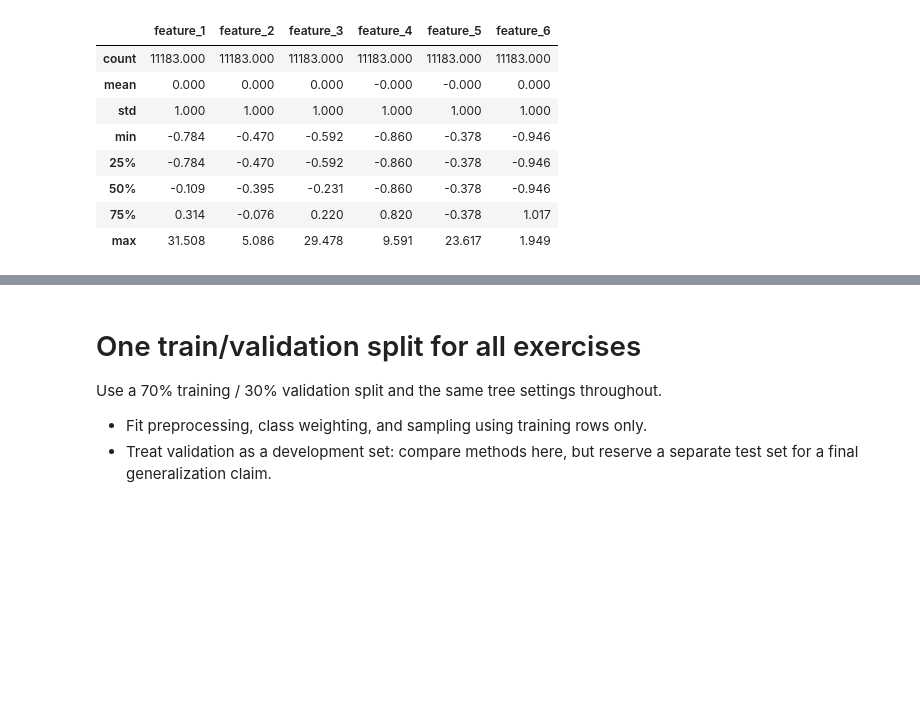
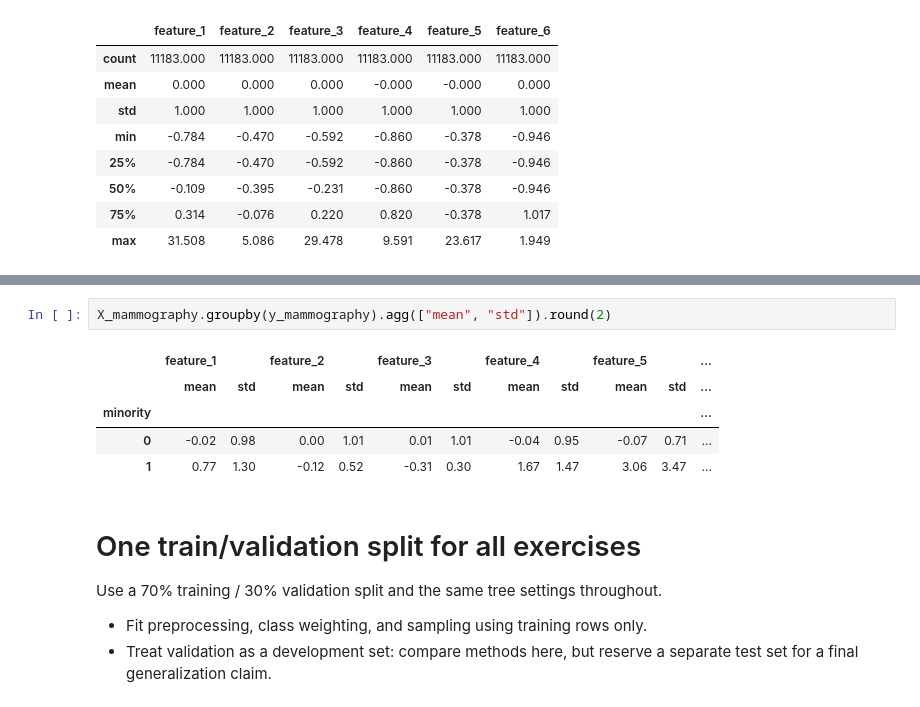
Before and after one commit to w4bo/AA2627-unibo-dcai, a Jupyter notebook: slides/lab-02-augmentation.ipynb, the cells around one changed output, grey strips where cells are left out. Saved outputs shown, nothing was run; the diff lists cells and outputs as text; blank space fills up the shorter version.

```diff
--- a/slides/lab-02-augmentation.ipynb
+++ b/slides/lab-02-augmentation.ipynb
@@ -1359,3 +1384,11 @@ X_mammography.describe().round(3)
+# %%
+X_mammography.groupby(y_mammography).agg(["mean", "std"]).round(2)
+# %% [output]
+|  | feature_1 |  | feature_2 |  | feature_3 |  | feature_4 |  | feature_5 |  | ... |
+|  | mean | std | mean | std | mean | std | mean | std | mean | std | ... |
+| minority |  |  |  |  |  |  |  |  |  |  | ... |
+| 0 | -0.02 | 0.98 | 0.00 | 1.01 | 0.01 | 1.01 | -0.04 | 0.95 | -0.07 | 0.71 | ... |
+| 1 | 0.77 | 1.30 | -0.12 | 0.52 | -0.31 | 0.30 | 1.67 | 1.47 | 3.06 | 3.47 | ... |
 # %% [markdown]
 # One train/validation split for all exercises
 
```
Also changed, not shown: parts of 2 cells of this notebook.
